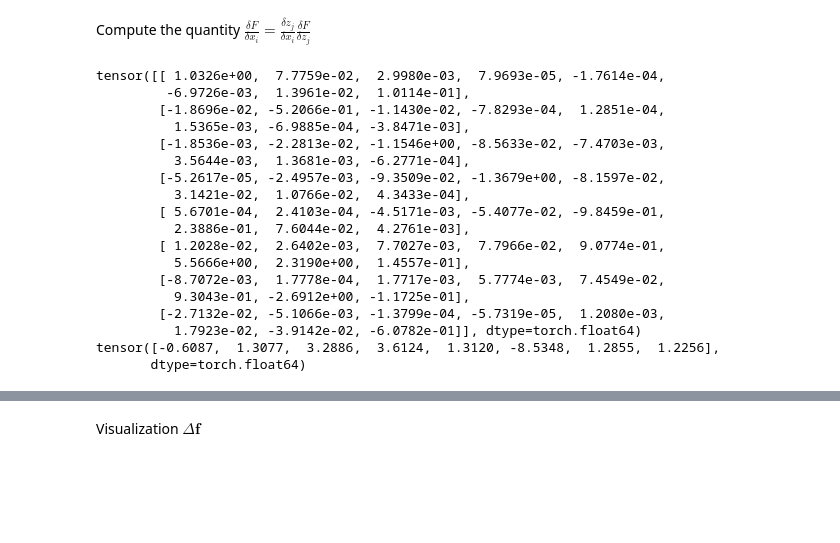
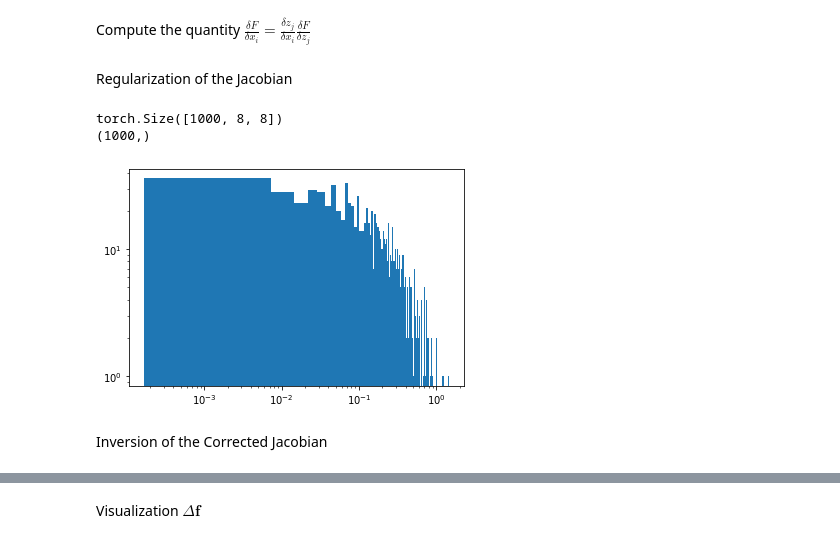
Before and after one commit to emacosta95/DL-VLM, a Jupyter notebook: Check_the_DL-DFT_Model.ipynb, the cells around one changed output, grey strips where cells are left out. Drawn from its saved outputs; the diff is of its cells as text; code cells hidden in the pictures; blank space fills up the shorter version.

```diff
--- a/Check_the_DL-DFT_Model.ipynb
+++ b/Check_the_DL-DFT_Model.ipynb
@@ -332,6 +333,6 @@ torch.Size([1000, 8])
 The reconstruction of the field respect to $\mathbf{z}$
 # %%
 for i in range(10):
-    plt.plot(h_torch[i,0,:].detach().numpy())
+    #plt.plot(h_torch[i,0,:].detach().numpy())
     plt.plot(-1*grad[i,:].detach().numpy(),color='black',linestyle='--',linewidth=4)
     plt.show()
@@ -363,17 +341,16 @@ Computing the Jacobian $\frac{\delta x_i}{\delta z_j}$
 # %%
 z_torch.requires_grad_(True)
 
-f=model(z_torch)
+for i in range(z_torch.shape[-1]):
+    f=energy.functional_value(z_torch)[:,1,i]
+    f.backward(torch.ones_like(f),retain_graph=True)
+    with torch.no_grad():
+        grad_x = z_torch.grad.clone()
+        z_torch.grad.zero_()
 
-l=z_torch.shape[-1]
-for i in range(l):
-    grad_z_x=torch.autograd.grad(f[0,1,i],z_torch,retain_graph=True)
-    print(grad_z_x[0].shape)
-    if i==0:
-        matrix_z_x=grad_z_x[0].clone().detach().unsqueeze(-2)
-    else:
-        matrix_z_x=torch.cat((matrix_z_x,grad_z_x[0].clone().detach().unsqueeze(-2)),dim=-2)
+        if i==0:
+            jacobian=grad_x.unsqueeze(-2)
+        else:
+            jacobian=torch.cat((jacobian,grad_x.unsqueeze(-2)),dim=-2)
 
-print(matrix_z_x.shape)
-
-print(matrix_z_x[0,:,:])
+print(jacobian.shape)
@@ -398,27 +357,28 @@ tensor([[ 9.7532e-01,  1.4404e-01,  1.0990e-03, -9.5779e-05,  4.1415e-04,
 # %% [markdown]
 Compute the quantity $\frac{\delta F}{\delta x_i}= \frac{\delta z_j}{\delta x_i}\frac{\delta F}{\delta z_j}$
-# %%
-inv_matrix_z_x=torch.linalg.inv(matrix_z_x[0,:,:])
-print(inv_matrix_z_x)
-
-grad_x=torch.einsum('ji,j->i',inv_matrix_z_x,grad[0,:])
-print(grad_x)
-# %% [output]
-tensor([[ 1.0326e+00,  7.7759e-02,  2.9980e-03,  7.9693e-05, -1.7614e-04,
-         -6.9726e-03,  1.3961e-02,  1.0114e-01],
-        [-1.8696e-02, -5.2066e-01, -1.1430e-02, -7.8293e-04,  1.2851e-04,
-          1.5365e-03, -6.9885e-04, -3.8471e-03],
-        [-1.8536e-03, -2.2813e-02, -1.1546e+00, -8.5633e-02, -7.4703e-03,
-          3.5644e-03,  1.3681e-03, -6.2771e-04],
-        [-5.2617e-05, -2.4957e-03, -9.3509e-02, -1.3679e+00, -8.1597e-02,
-          3.1421e-02,  1.0766e-02,  4.3433e-04],
-        [ 5.6701e-04,  2.4103e-04, -4.5171e-03, -5.4077e-02, -9.8459e-01,
-          2.3886e-01,  7.6044e-02,  4.2761e-03],
-        [ 1.2028e-02,  2.6402e-03,  7.7027e-03,  7.7966e-02,  9.0774e-01,
-          5.5666e+00,  2.3190e+00,  1.4557e-01],
-        [-8.7072e-03,  1.7778e-04,  1.7717e-03,  5.7774e-03,  7.4549e-02,
-          9.3043e-01, -2.6912e+00, -1.1725e-01],
-        [-2.7132e-02, -5.1066e-03, -1.3799e-04, -5.7319e-05,  1.2080e-03,
-          1.7923e-02, -3.9142e-02, -6.0782e-01]], dtype=torch.float64)
-tensor([-0.6087,  1.3077,  3.2886,  3.6124,  1.3120, -8.5348,  1.2855,  1.2256],
-       dtype=torch.float64)
+# %% [markdown]
+Regularization of the Jacobian
+# %%
+v,w=torch.linalg.eigh(jacobian)
+
+v_restored=v+5*10**-3
+
+identity=torch.eye(z_torch.shape[-1])
+v_matrix=torch.einsum('bj,ij->bij',1/v_restored,identity)
+
+print(v_matrix.shape)
+inverse_jacobian=torch.einsum('bji,bik,bkr->bjr',w,v_matrix,w.conj())
+
+
+v_min=torch.abs(v).detach().numpy()
+v_min=np.min(v_min,axis=-1)
+print(v_min.shape)
+plt.hist(v_min,bins=200)
+plt.loglog()
+plt.show()
+# %% [output]
+torch.Size([1000, 8, 8])
+(1000,)
+[figure, added]
+# %% [markdown]
+Inversion of the Corrected Jacobian
```
Also changed, not shown: parts of 66 cells of this notebook, 13 other files.
